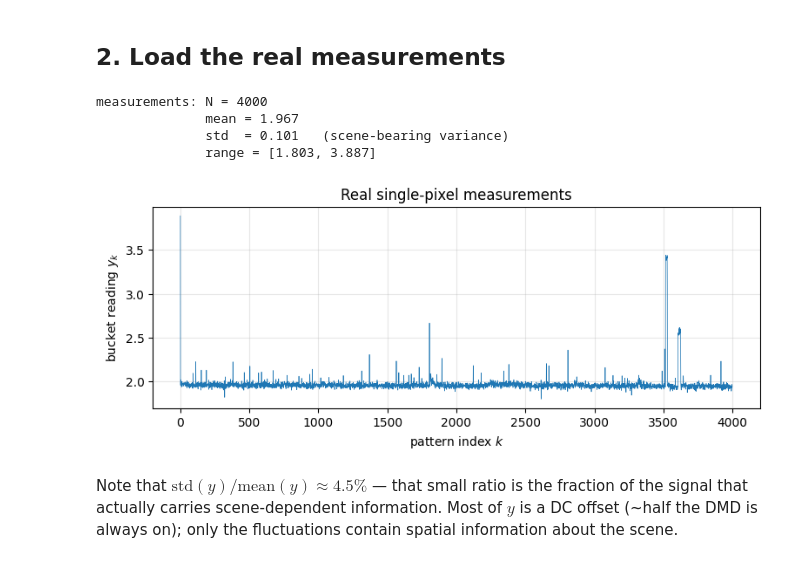
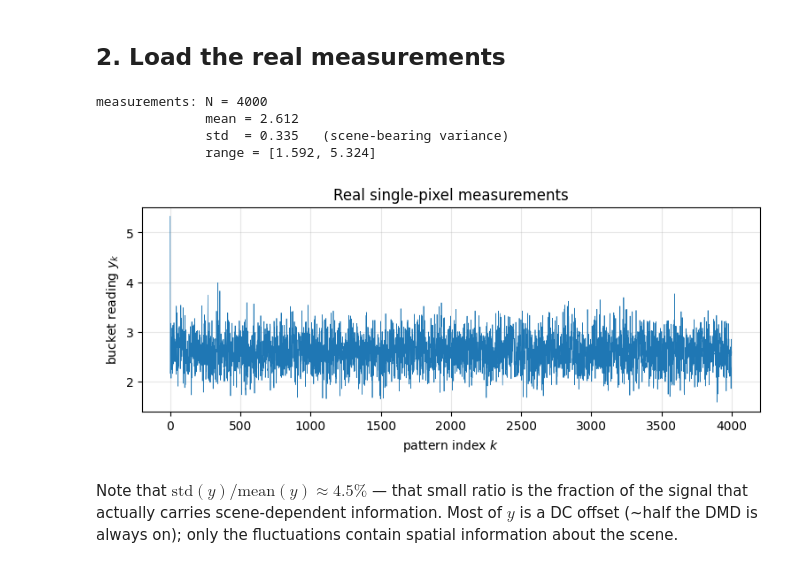
Before and after one commit to saroyan-sw/Single-Pixel-Camera, a Jupyter notebook: Project6_Notebook_2.ipynb, the cells around one changed output. Saved outputs shown, nothing was run; the diff lists cells and outputs as text; code cells hidden in the pictures.

```diff
--- a/Project6_Notebook_2.ipynb
+++ b/Project6_Notebook_2.ipynb
@@ -62,25 +62,25 @@ def load_measurements(path):
 # print(f'mean = {y.mean():.3f},  std = {y.std():.3f}')
 # print(f'std/mean ratio = {y.std()/y.mean()*100:.1f}%   (scene-bearing fraction)')
 # %%
-y = load_measurements(r'means\patterns4.txt')
+y = load_measurements(r'means\patterns76.txt')
 N = y.size
 print(f'measurements: N = {N}')
 print(f'              mean = {y.mean():.3f}')
 print(f'              std  = {y.std():.3f}   (scene-bearing variance)')
 print(f'              range = [{y.min():.3f}, {y.max():.3f}]')
 
 plt.figure(figsize=(9, 3))
 plt.plot(y, lw=0.5)
 plt.xlabel('pattern index $k$')
 plt.ylabel(r'bucket reading $y_k$')
 plt.title('Real single-pixel measurements')
 plt.grid(alpha=0.3); plt.show()
 # %% [output]
 measurements: N = 4000
-              mean = 1.967
-              std  = 0.101   (scene-bearing variance)
-              range = [1.803, 3.887]
+              mean = 2.612
+              std  = 0.335   (scene-bearing variance)
+              range = [1.592, 5.324]
-[figure, old version]
+[figure, new version]
 # %% [markdown]
 Note that $\mathrm{std}(y) / \mathrm{mean}(y) \approx 4.5\%$ — that small ratio is the fraction of the signal that actually carries scene-dependent information. Most of $y$ is a DC offset (~half the DMD is always on); only the fluctuations contain spatial information about the scene.
 # %% [markdown]
```
Also changed, not shown: parts of 11 cells of this notebook, 1 other file.
